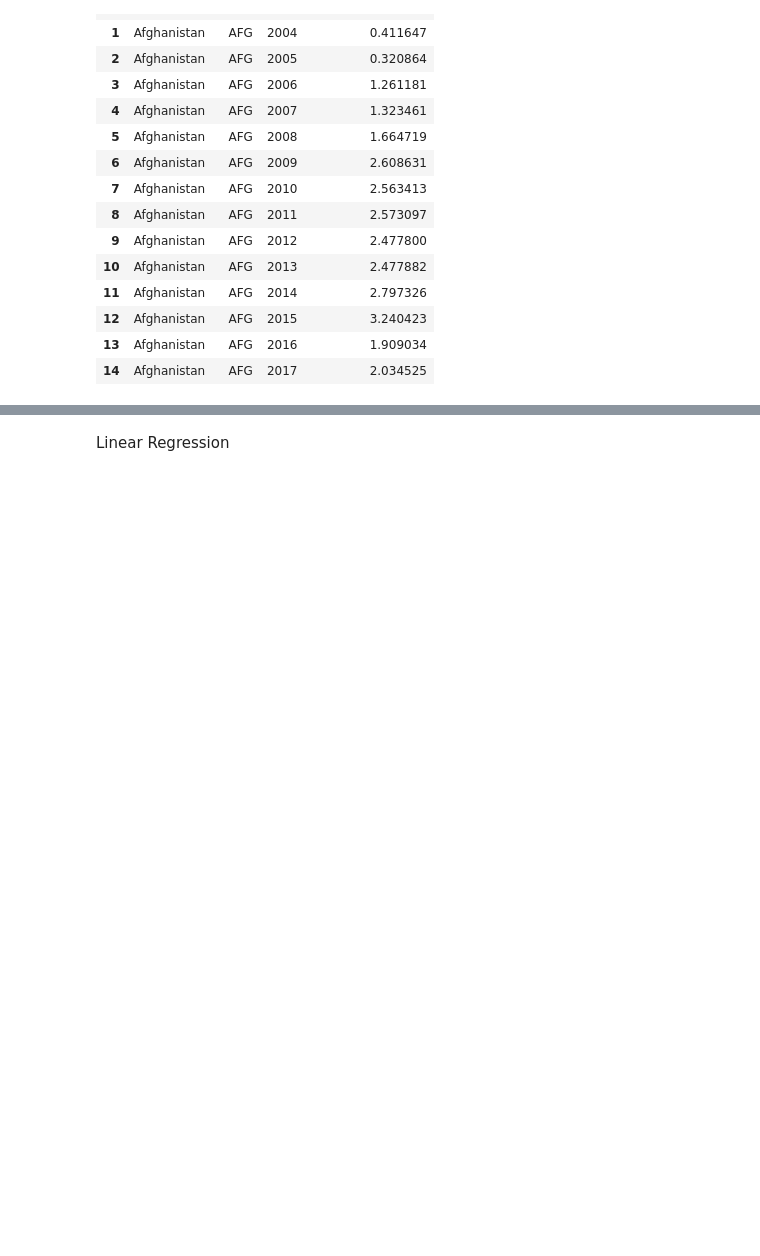
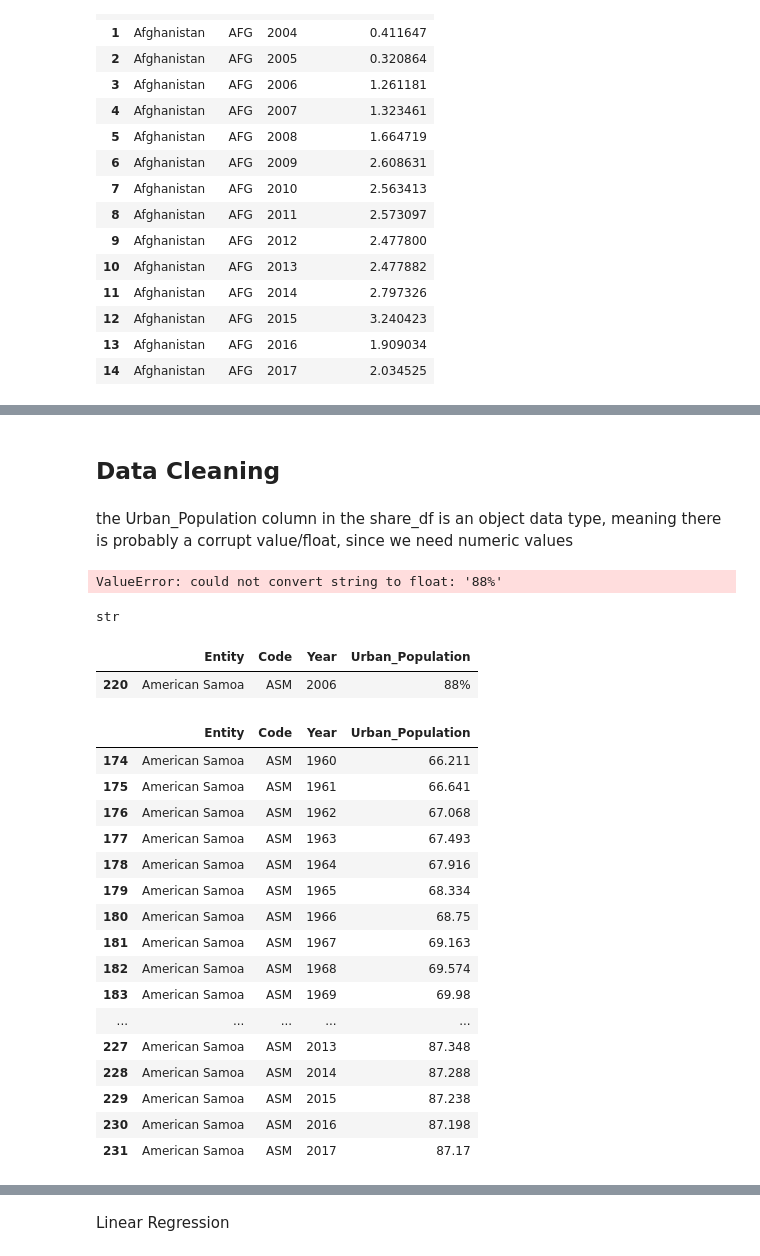
Before and after one commit to freeebooksdotcom/assessment, a Jupyter notebook: Assement_Notebook.ipynb, the cells around one changed output, grey strips where cells are left out. Cells and saved outputs as stored; diff of their text form; code cells hidden in the pictures; blank space fills up the shorter version.

Commit message:
merged dataframe, completed data cleaning

```diff
--- a/Assement_Notebook.ipynb
+++ b/Assement_Notebook.ipynb
@@ -67,0 +66,38 @@ taxes_df.
+# %% [markdown]
+## Data Cleaning
+# %% [markdown]
+the Urban_Population column in the share_df is an object data type, meaning there is probably a corrupt value/float, since we need numeric values
+# %%
+share_df.Urban_Population.astype('float64')
+# %% [output]
+ValueError: could not convert string to float: '88%'
+# %%
+type('88%')
+# %% [output]
+str
+# %%
+share_df[share_df['Urban_Population'] =='88%']
+# %% [output]
+|  | Entity | Code | Year | Urban_Population |
+| 220 | American Samoa | ASM | 2006 | 88% |
+# %%
+#This shows that the % sign is implied in the remainder of the column
+share_df[share_df['Entity'] =='American Samoa']
+# %% [output]
+|  | Entity | Code | Year | Urban_Population |
+| 174 | American Samoa | ASM | 1960 | 66.211 |
+| 175 | American Samoa | ASM | 1961 | 66.641 |
+| 176 | American Samoa | ASM | 1962 | 67.068 |
+| 177 | American Samoa | ASM | 1963 | 67.493 |
+| 178 | American Samoa | ASM | 1964 | 67.916 |
+| 179 | American Samoa | ASM | 1965 | 68.334 |
+| 180 | American Samoa | ASM | 1966 | 68.75 |
+| 181 | American Samoa | ASM | 1967 | 69.163 |
+| 182 | American Samoa | ASM | 1968 | 69.574 |
+| 183 | American Samoa | ASM | 1969 | 69.98 |
+| ... | ... | ... | ... | ... |
+| 227 | American Samoa | ASM | 2013 | 87.348 |
+| 228 | American Samoa | ASM | 2014 | 87.288 |
+| 229 | American Samoa | ASM | 2015 | 87.238 |
+| 230 | American Samoa | ASM | 2016 | 87.198 |
+| 231 | American Samoa | ASM | 2017 | 87.17 |
```
Also changed, not shown: parts of 12 cells of this notebook.
